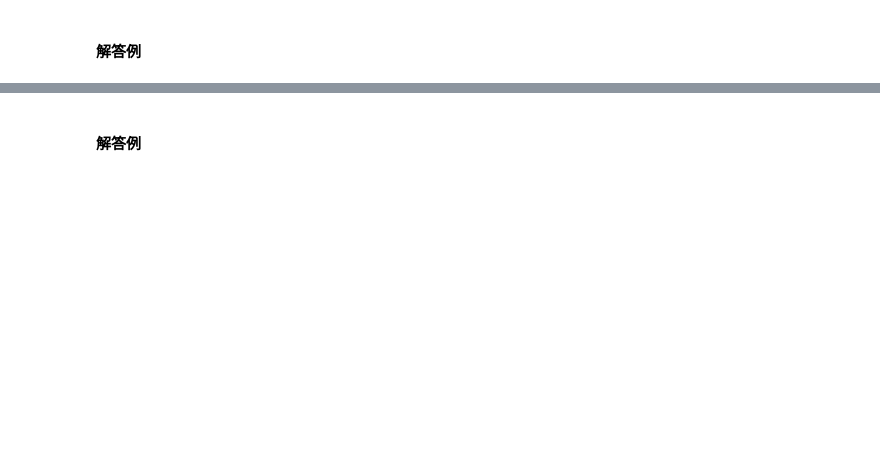
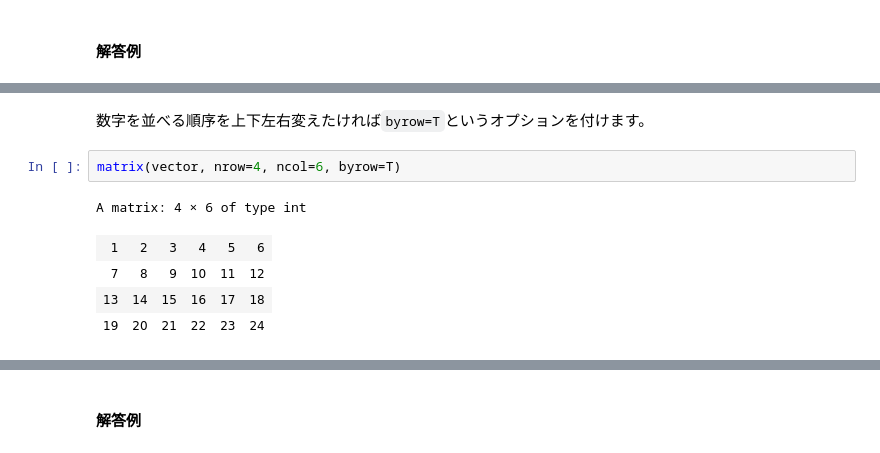
Before and after one commit to slt666666/informatics_agri_1st, a Jupyter notebook: source/_static/colab_notebook/RL02.ipynb, the cells around one changed output, grey strips where cells are left out. Cells and saved outputs as stored; diff of their text form; blank space fills up the shorter version.

```diff
--- a/source/_static/colab_notebook/RL02.ipynb
+++ b/source/_static/colab_notebook/RL02.ipynb
@@ -269,0 +427,10 @@ s5 = "ATTTCTGTCT"
+# %% [markdown]
+数字を並べる順序を上下左右変えたければ`byrow=T`というオプションを付けます。
+# %%
+matrix(vector, nrow=4, ncol=6, byrow=T)
+# %% [output]
+A matrix: 4 × 6 of type int
+| 1 | 2 | 3 | 4 | 5 | 6 |
+| 7 | 8 | 9 | 10 | 11 | 12 |
+| 13 | 14 | 15 | 16 | 17 | 18 |
+| 19 | 20 | 21 | 22 | 23 | 24 |
```
Also changed, not shown: parts of 116 cells of this notebook, 5 other files.
